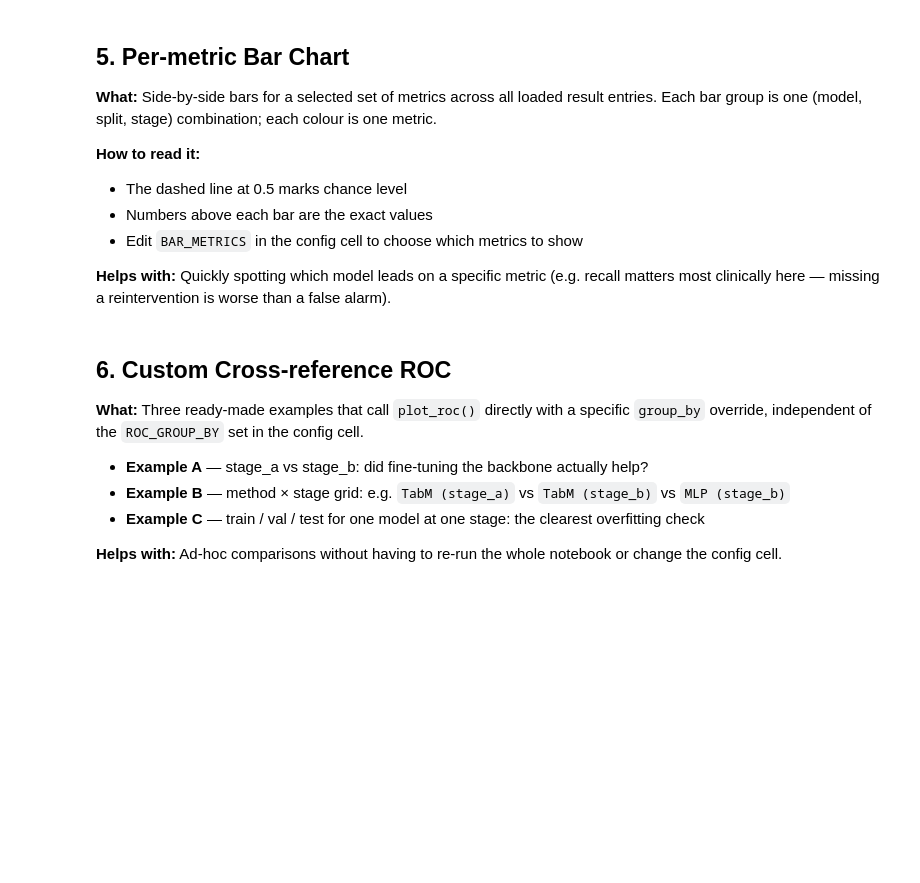
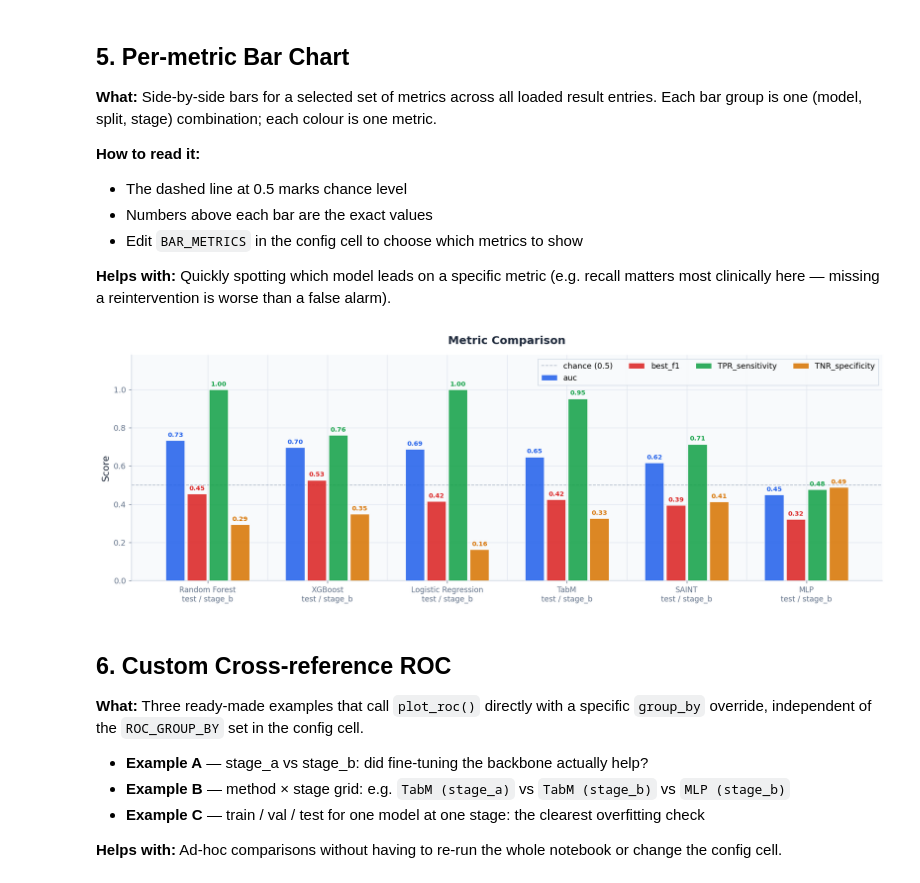
Before and after one commit to MIAGroupUT/TabPredict, a Jupyter notebook: eval/compare_results.ipynb, the cells around one changed output. Cells and saved outputs as stored; diff of their text form; code cells hidden in the pictures; blank space fills up the shorter version.

```diff
--- a/eval/compare_results.ipynb
+++ b/eval/compare_results.ipynb
@@ -533,35 +552,39 @@ def plot_bars(
                 bar.get_height() + 0.012,
                 f"{v:.2f}",
                 ha="center", va="bottom",
                 fontsize=8, color=color, fontweight="600",
             )
 
     # chance baseline
     ax.axhline(0.5, color="#94A3B8", lw=1.0, ls="--", alpha=0.7, zorder=2,
                label="chance (0.5)")
 
     ax.set_xticks(x)
     ax.set_xticklabels(x_labels, fontsize=9.5)
     ax.set_ylim(0, 1.18)
     ax.set_ylabel("Score")
     ax.set_title("Metric Comparison")
 
     legend = ax.legend(
         loc="upper right", fontsize=10,
         framealpha=0.96, edgecolor=_SPINE,
         fancybox=False, ncol=min(n_met, 5),
     )
     legend.get_frame().set_linewidth(0.8)
 
     # light vertical separators between groups
     for xi in x[:-1]:
         ax.axvline(xi + 0.5, color=_GRID, lw=0.8, zorder=1)
 
     plt.tight_layout()
-    plt.show()
+    # plt.show()
+    return fig
 
 
-plot_bars(df)
+fig = plot_bars(df)
+fig.savefig(f"{OUTPUT_DIR}/Metric_comparison_bar_chart.png", dpi=300, bbox_inches='tight')
+# %% [output]
+[figure, added]
 # %% [markdown]
 ## 6. Custom Cross-reference ROC
 
```
Also changed, not shown: parts of 12 cells of this notebook, 13 other files.
